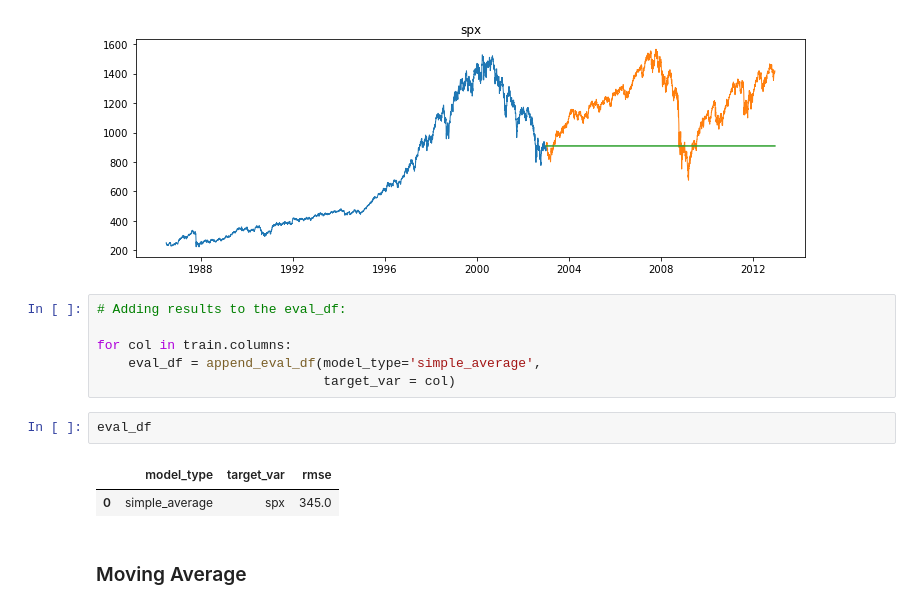
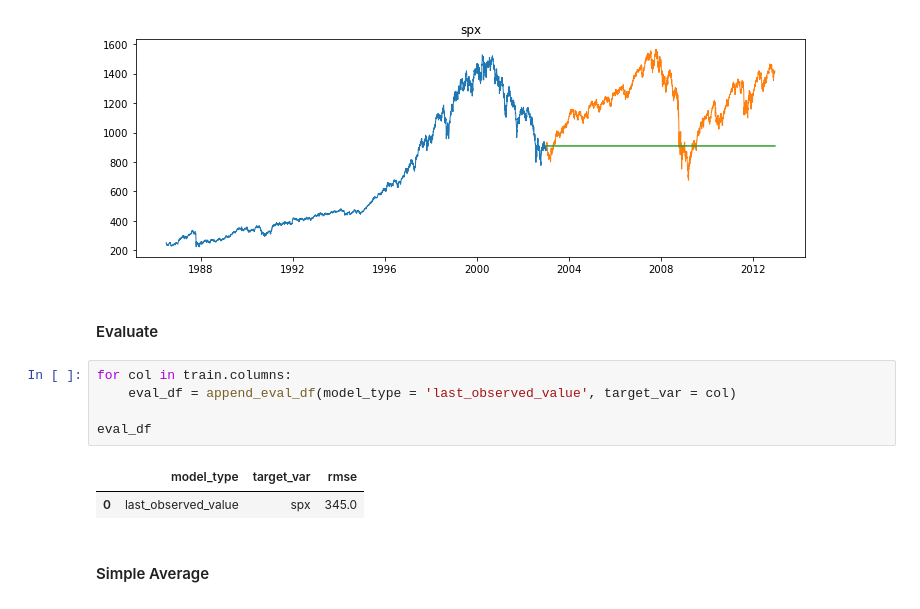
Before and after one commit to lukewbecker/time-series-exercises, a Jupyter notebook: model_exercises.ipynb, the cells around one changed output. Drawn from its saved outputs; the diff is of its cells as text.

```diff
--- a/model_exercises.ipynb
+++ b/model_exercises.ipynb
@@ -343,16 +358,15 @@ for col in train.columns:
 # %% [output]
 spx -- RMSE: 345
 [figure]
+# %% [markdown]
+#### Evaluate
 # %%
-# Adding results to the eval_df:
+for col in train.columns:
+    eval_df = append_eval_df(model_type = 'last_observed_value', target_var = col)
 
-for col in train.columns:
-    eval_df = append_eval_df(model_type='simple_average',
-                             target_var = col)
+eval_df
+# %% [output]
+|  | model_type | target_var | rmse |
+| 0 | last_observed_value | spx | 345.0 |
-# %%
-eval_df
-# %% [output]
-|  | model_type | target_var | rmse |
-| 0 | simple_average | spx | 345.0 |
 # %% [markdown]
-### Moving Average
+#### Simple Average
```
Also changed, not shown: parts of 16 cells of this notebook.
